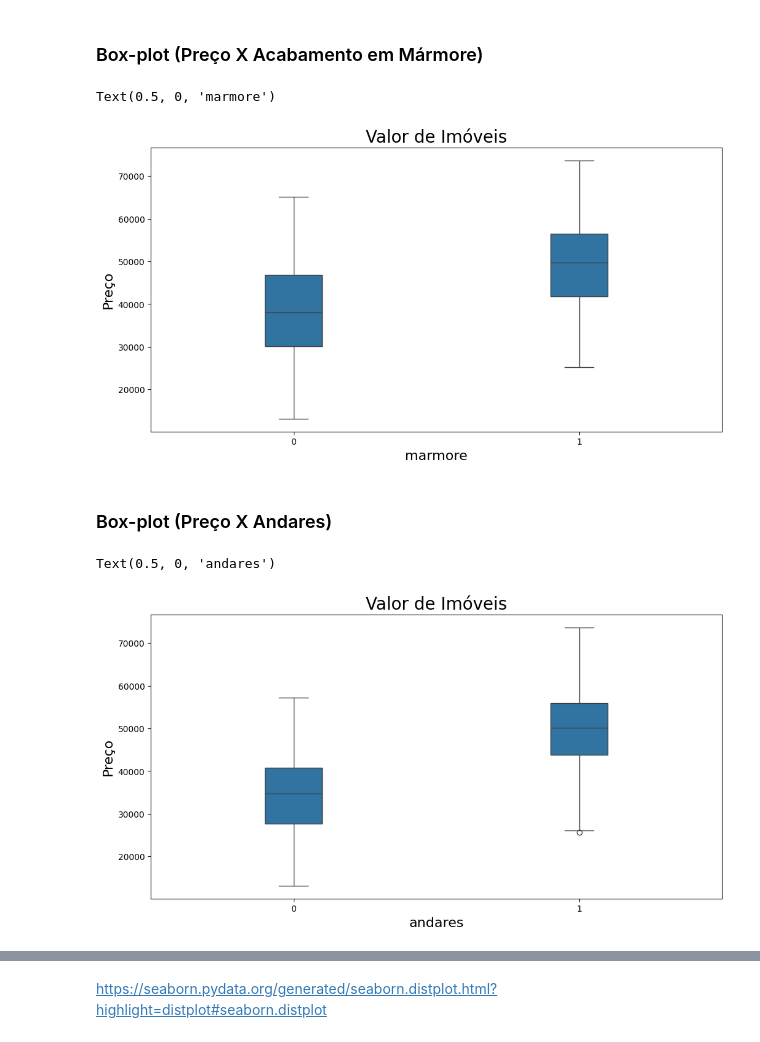
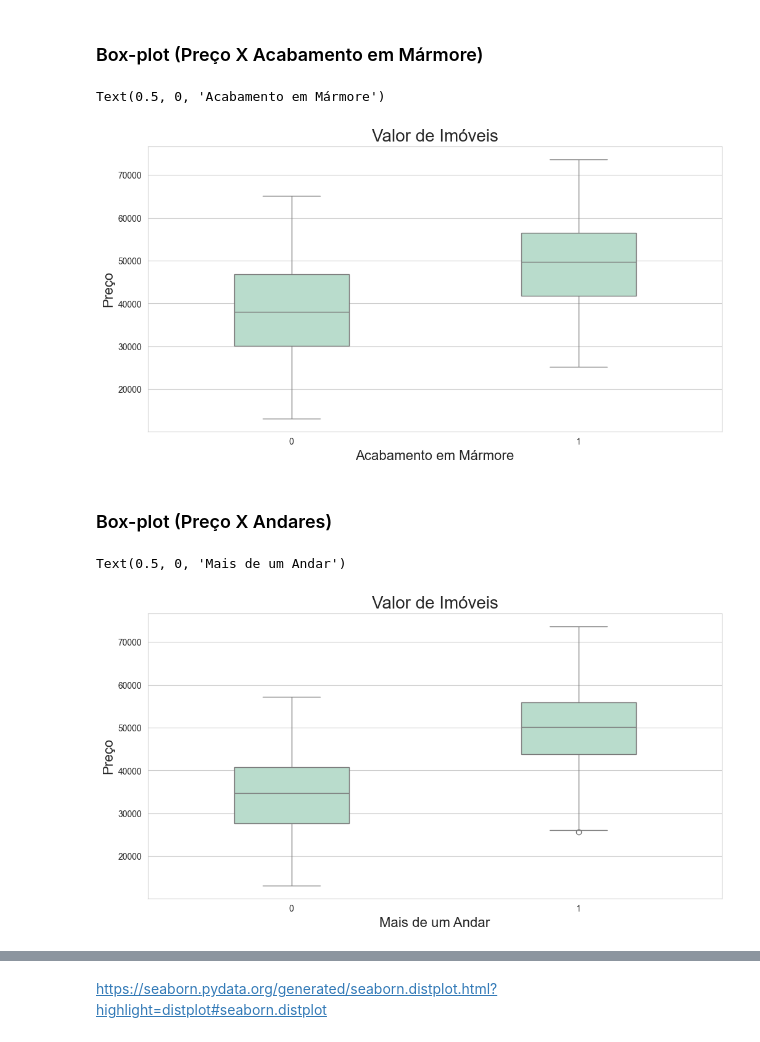
Before and after one commit to lucianeberger/curso_alura_data_science, a Jupyter notebook: Regressão Linear/data-science/reg-linear/Exercicio/Regressao Linear - Exercicio.ipynb, the cells around one changed output, grey strips where cells are left out. Drawn from its saved outputs; the diff is of its cells as text; code cells hidden in the pictures.

```diff
--- a/Regressão Linear/data-science/reg-linear/Exercicio/Regressao Linear - Exercicio.ipynb
+++ b/Regressão Linear/data-science/reg-linear/Exercicio/Regressao Linear - Exercicio.ipynb
@@ -118,0 +103,3 @@ import seaborn as sns
+# %%
+sns.set_palette("Pastel2")
+sns.set_style("whitegrid")
@@ -178,22 +156,22 @@ Text(0.5, 0, 'lareira')
 # %% [markdown]
 ### Box-plot (Preço X Acabamento em Mármore)
 # %%
-ax= sns.boxplot(y ='precos', x = 'marmore', data=dados,orient='v', width=0.2)
+ax= sns.boxplot(y ='precos', x = 'marmore', data=dados,orient='v', width=0.4)
 ax.figure.set_size_inches(12,6)
 ax.set_title('Valor de Imóveis', fontsize = 20)
 ax.set_ylabel('Preço', fontsize = 16)
-ax.set_xlabel('marmore', fontsize = 16)
+ax.set_xlabel('Acabamento em Mármore', fontsize = 16)
 # %% [output]
-Text(0.5, 0, 'marmore')
+Text(0.5, 0, 'Acabamento em Mármore')
-[figure, old version]
+[figure, new version]
 # %% [markdown]
 ### Box-plot (Preço X Andares)
 # %%
-ax= sns.boxplot(y ='precos', x = 'andares', data=dados,orient='v', width=0.2)
+ax= sns.boxplot(y ='precos', x = 'andares', data=dados,orient='v', width=0.4)
 ax.figure.set_size_inches(12,6)
 ax.set_title('Valor de Imóveis', fontsize = 20)
 ax.set_ylabel('Preço', fontsize = 16)
-ax.set_xlabel('andares', fontsize = 16)
+ax.set_xlabel('Mais de um Andar', fontsize = 16)
 # %% [output]
-Text(0.5, 0, 'andares')
+Text(0.5, 0, 'Mais de um Andar')
-[figure, old version]
+[figure, new version]
```
Also changed, not shown: parts of 24 cells of this notebook, 1 other file.
